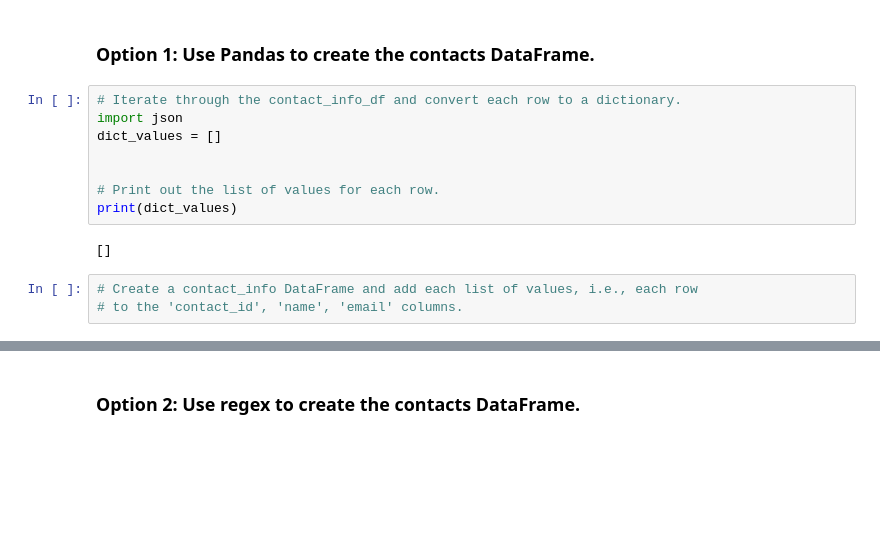
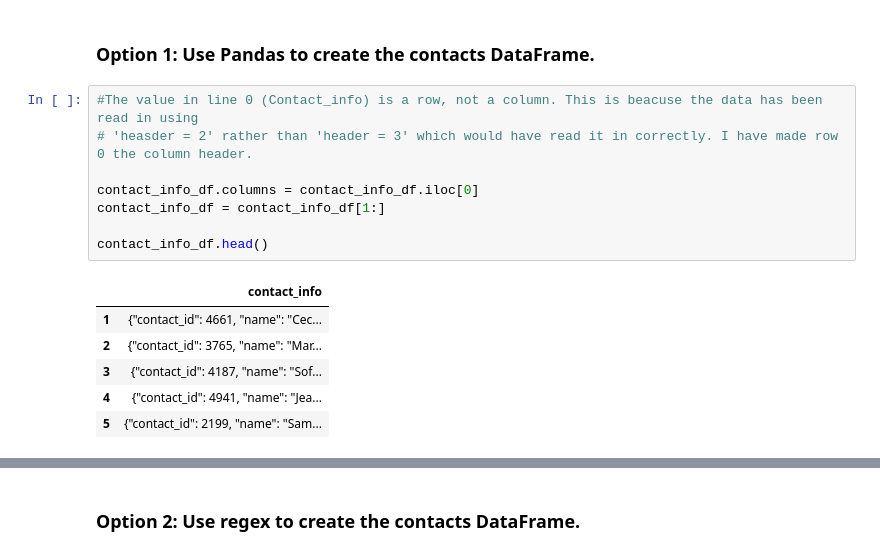
Before and after one commit to RicT1969/Crowdfunding_ETL-Project-2, a Jupyter notebook: ETL_Mini_Project_RThornton.ipynb, the cells around one changed output, grey strips where cells are left out. Saved outputs shown, nothing was run; the diff lists cells and outputs as text; blank space fills up the shorter version.

```diff
--- a/ETL_Mini_Project_RThornton.ipynb
+++ b/ETL_Mini_Project_RThornton.ipynb
@@ -357,16 +357,18 @@ contact_info_df.head()
 Then export the DataFrame as a `contacts.csv` CSV file.
 # %% [markdown]
 ### Option 1: Use Pandas to create the contacts DataFrame.
-# %%
-# Iterate through the contact_info_df and convert each row to a dictionary.
-import json
-dict_values = []
-
-
-# Print out the list of values for each row.
-print(dict_values)
-# %% [output]
-[]
-# %%
-# Create a contact_info DataFrame and add each list of values, i.e., each row
-# to the 'contact_id', 'name', 'email' columns.
+# %%
+#The value in line 0 (Contact_info) is a row, not a column. This is beacuse the data has been read in using
+# 'heasder = 2' rather than 'header = 3' which would have read it in correctly. I have made row 0 the column header.
+
+contact_info_df.columns = contact_info_df.iloc[0]
+contact_info_df = contact_info_df[1:]
+
+contact_info_df.head()
+# %% [output]
+|  | contact_info |
+| 1 | {"contact_id": 4661, "name": "Cec... |
+| 2 | {"contact_id": 3765, "name": "Mar... |
+| 3 | {"contact_id": 4187, "name": "Sof... |
+| 4 | {"contact_id": 4941, "name": "Jea... |
+| 5 | {"contact_id": 2199, "name": "Sam... |
```
Also changed, not shown: parts of 8 cells of this notebook.
